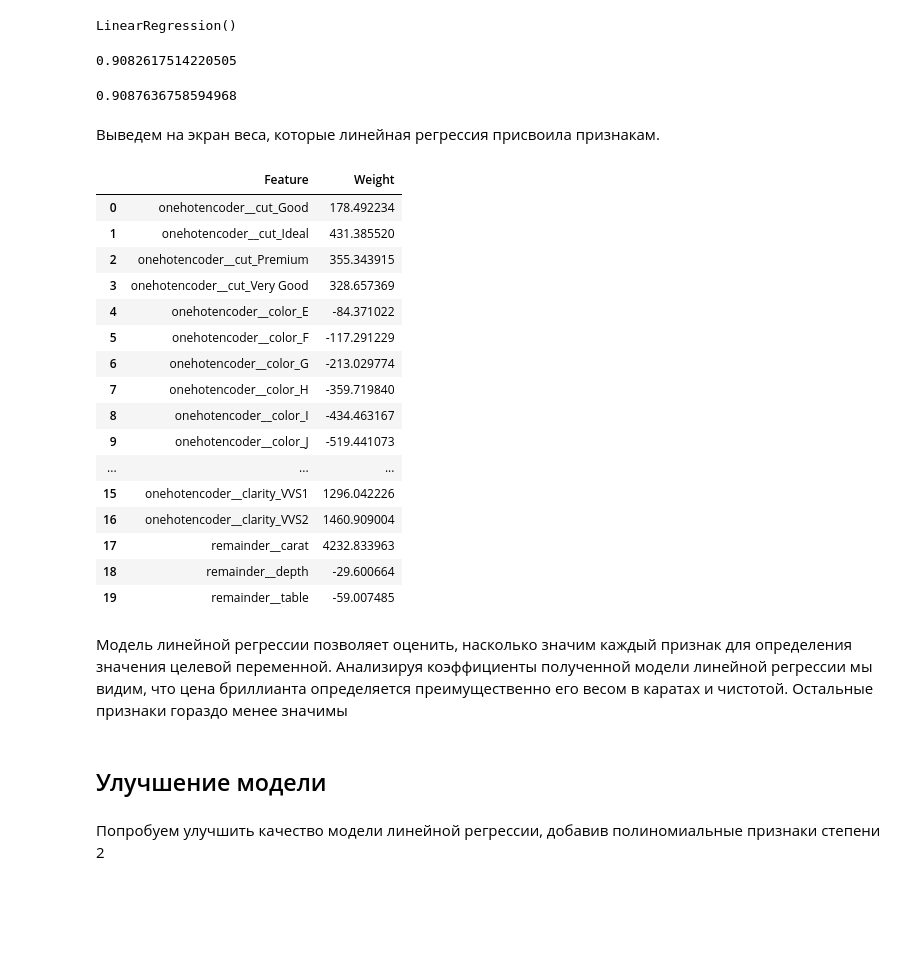
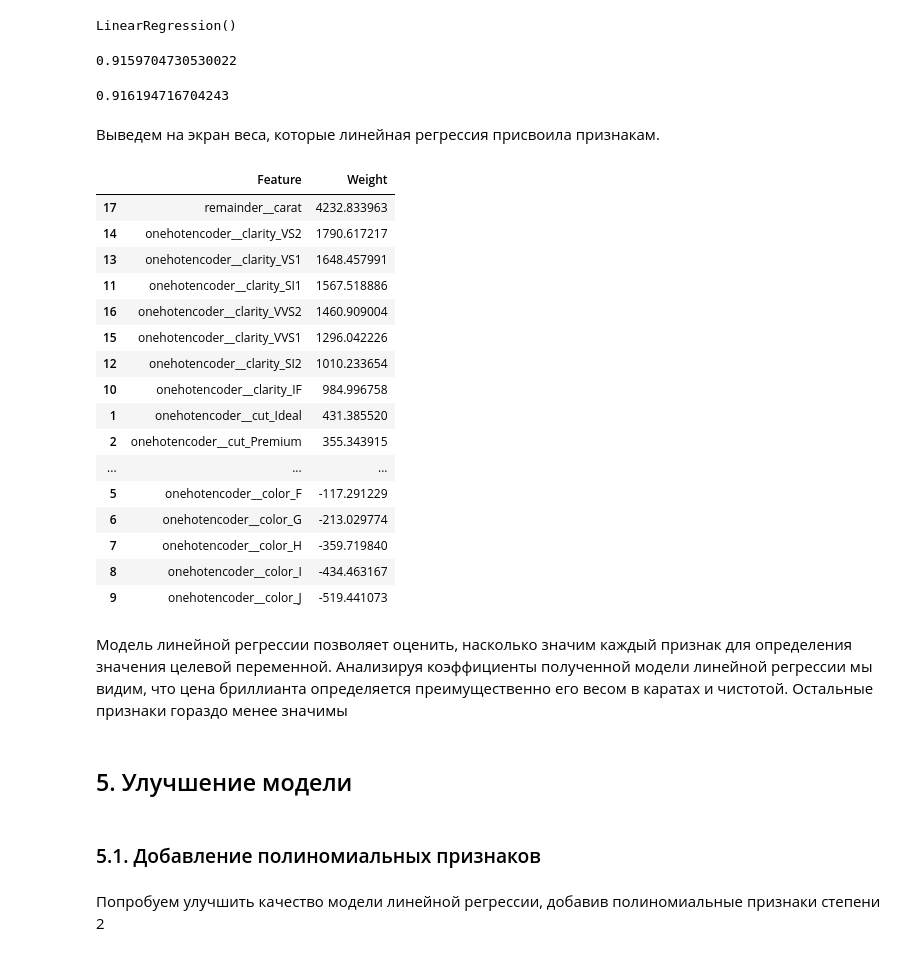
Before and after one commit to ElenaNKn/projects, a Jupyter notebook: project_linear_regression/project.ipynb, the cells around one changed output. Cells and saved outputs as stored; diff of their text form; code cells hidden in the pictures; blank space fills up the shorter version.

```diff
--- a/project_linear_regression/project.ipynb
+++ b/project_linear_regression/project.ipynb
@@ -208,47 +208,49 @@ model.fit(Xtrain, ytrain)
 LinearRegression()
 # %%
 prediction = model.predict(Xtrain)
-r2_train = r2_score(prediction, ytrain)
+r2_train = r2_score(ytrain, prediction)
 
 print(r2_train)
 # %% [output]
-0.9082617514220505
+0.9159704730530022
 # %%
 prediction = model.predict(Xtest)
-r2_test = r2_score(prediction, ytest)
+r2_test = r2_score(ytest, prediction)
 
 print(r2_test)
 # %% [output]
-0.9087636758594968
+0.916194716704243
 # %% [markdown]
 Выведем на экран веса, которые линейная регрессия присвоила признакам.
 # %%
 features = Xtrain.columns
 weights = model.coef_
-feature_weights = pd.DataFrame({'Feature': features, 'Weight': weights})
+feature_weights = pd.DataFrame({'Feature': features, 'Weight': weights}).sort_values(by='Weight', ascending=False)
 feature_weights
 # %% [output]
 |  | Feature | Weight |
-| 0 | onehotencoder__cut_Good | 178.492234 |
+| 17 | remainder__carat | 4232.833963 |
+| 14 | onehotencoder__clarity_VS2 | 1790.617217 |
+| 13 | onehotencoder__clarity_VS1 | 1648.457991 |
+| 11 | onehotencoder__clarity_SI1 | 1567.518886 |
+| 16 | onehotencoder__clarity_VVS2 | 1460.909004 |
+| 15 | onehotencoder__clarity_VVS1 | 1296.042226 |
+| 12 | onehotencoder__clarity_SI2 | 1010.233654 |
+| 10 | onehotencoder__clarity_IF | 984.996758 |
 | 1 | onehotencoder__cut_Ideal | 431.385520 |
 | 2 | onehotencoder__cut_Premium | 355.343915 |
-| 3 | onehotencoder__cut_Very Good | 328.657369 |
-| 4 | onehotencoder__color_E | -84.371022 |
+| ... | ... | ... |
 | 5 | onehotencoder__color_F | -117.291229 |
 | 6 | onehotencoder__color_G | -213.029774 |
 | 7 | onehotencoder__color_H | -359.719840 |
 | 8 | onehotencoder__color_I | -434.463167 |
 | 9 | onehotencoder__color_J | -519.441073 |
-| ... | ... | ... |
-| 15 | onehotencoder__clarity_VVS1 | 1296.042226 |
-| 16 | onehotencoder__clarity_VVS2 | 1460.909004 |
-| 17 | remainder__carat | 4232.833963 |
-| 18 | remainder__depth | -29.600664 |
-| 19 | remainder__table | -59.007485 |
 # %% [markdown]
 Модель линейной регрессии позволяет оценить, насколько значим каждый признак для определения значения целевой переменной. Анализируя коэффициенты полученной модели  линейной регрессии мы видим, что цена бриллианта определяется преимущественно его весом в каратах и чистотой. Остальные признаки гораздо менее значимы
 # %% [markdown]
-## Улучшение модели
+## 5. Улучшение модели
+# %% [markdown]
+### 5.1. Добавление полиномиальных признаков
 # %% [markdown]
 Попробуем улучшить качество модели линейной регрессии, добавив полиномиальные признаки степени 2
 # %%
```
Also changed, not shown: parts of 23 cells of this notebook.
